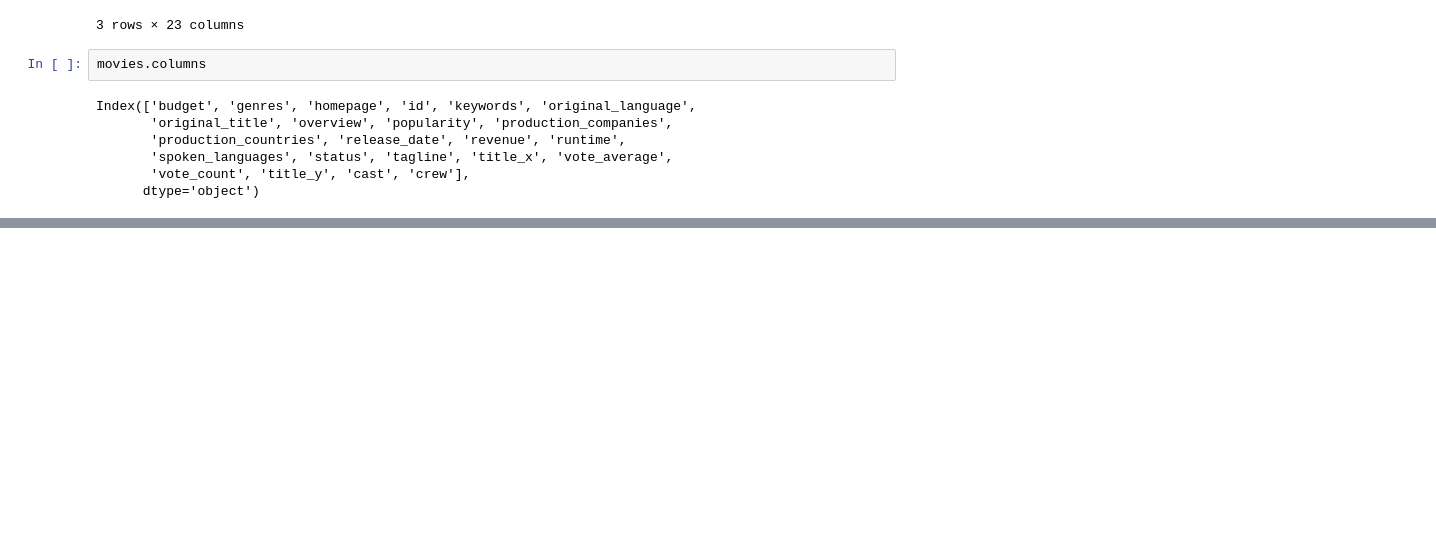
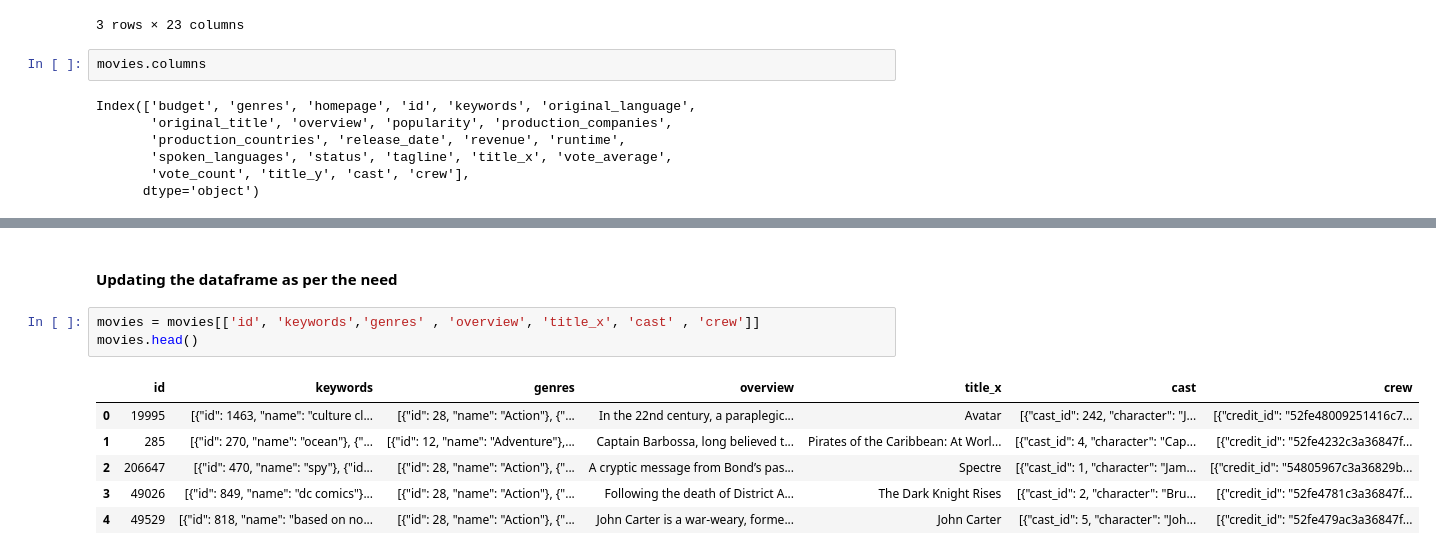
Before and after one commit to mr-ayush-agrawal/Movie_Recommender, a Jupyter notebook: Analysis.ipynb, the cells around one changed output, grey strips where cells are left out. Drawn from its saved outputs; the diff is of its cells as text; blank space fills up the shorter version.

```diff
--- a/Analysis.ipynb
+++ b/Analysis.ipynb
@@ -51,0 +145,12 @@ We Have to create the Tags and we will keep only the columns that would help us
+# %% [markdown]
+#### Updating the dataframe as per the need
+# %%
+movies = movies[['id', 'keywords','genres' , 'overview', 'title_x', 'cast' , 'crew']]
+movies.head()
+# %% [output]
+|  | id | keywords | genres | overview | title_x | cast | crew |
+| 0 | 19995 | [{"id": 1463, "name": "culture cl... | [{"id": 28, "name": "Action"}, {"... | In the 22nd century, a paraplegic... | Avatar | [{"cast_id": 242, "character": "J... | [{"credit_id": "52fe48009251416c7... |
+| 1 | 285 | [{"id": 270, "name": "ocean"}, {"... | [{"id": 12, "name": "Adventure"},... | Captain Barbossa, long believed t... | Pirates of the Caribbean: At Worl... | [{"cast_id": 4, "character": "Cap... | [{"credit_id": "52fe4232c3a36847f... |
+| 2 | 206647 | [{"id": 470, "name": "spy"}, {"id... | [{"id": 28, "name": "Action"}, {"... | A cryptic message from Bond’s pas... | Spectre | [{"cast_id": 1, "character": "Jam... | [{"credit_id": "54805967c3a36829b... |
+| 3 | 49026 | [{"id": 849, "name": "dc comics"}... | [{"id": 28, "name": "Action"}, {"... | Following the death of District A... | The Dark Knight Rises | [{"cast_id": 2, "character": "Bru... | [{"credit_id": "52fe4781c3a36847f... |
+| 4 | 49529 | [{"id": 818, "name": "based on no... | [{"id": 28, "name": "Action"}, {"... | John Carter is a war-weary, forme... | John Carter | [{"cast_id": 5, "character": "Joh... | [{"credit_id": "52fe479ac3a36847f... |
```
Also changed, not shown: parts of 16 cells of this notebook.
